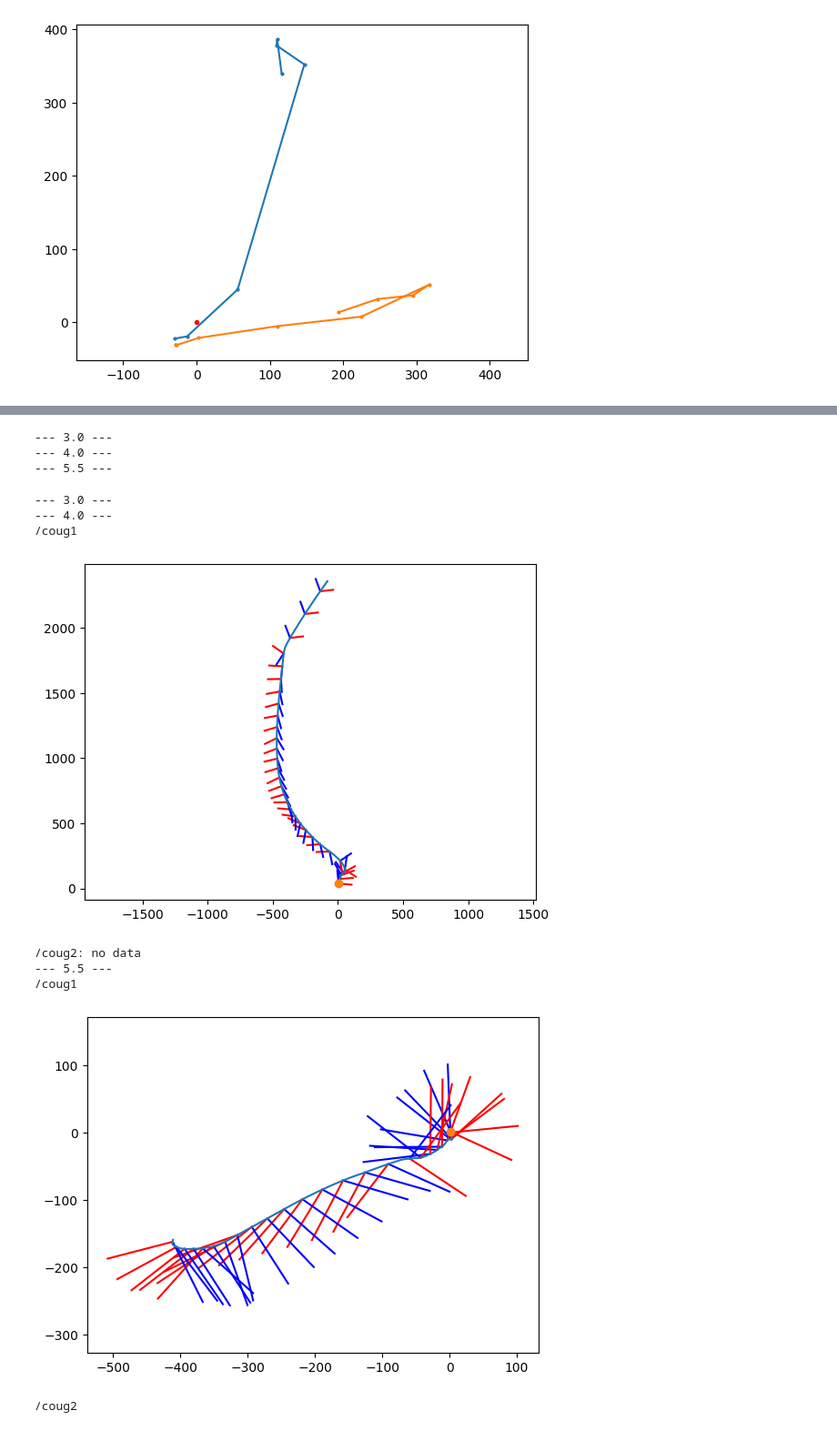
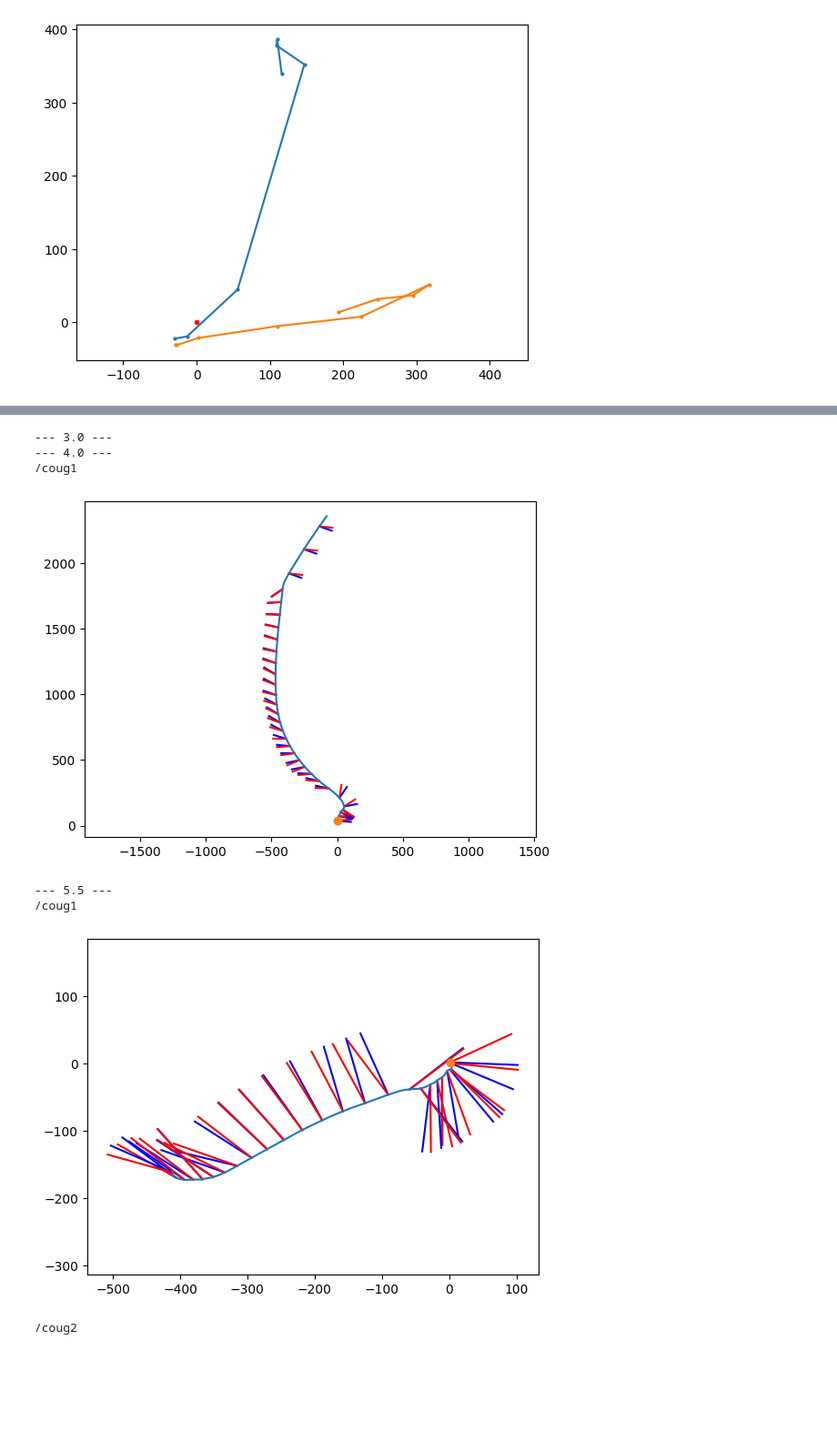
Before and after one commit to BYU-FRoSt-Lab/cougars-base-station, a Jupyter notebook: postprocessing/mission_plot.ipynb, the cells around one changed output, grey strips where cells are left out. Shown at 91% size. Drawn from its saved outputs; the diff is of its cells as text; code cells hidden in the pictures; blank space fills up the shorter version.

```diff
--- a/postprocessing/mission_plot.ipynb
+++ b/postprocessing/mission_plot.ipynb
@@ -12,8 +12,8 @@ from scipy.stats import linregress
 # %%
 # User Variables
 
-ROSBAGS_DIR = "~/so_apr_18_bags"
-SAVES_DIR = "../../bag/converted_bags"
+ROSBAGS_DIR = "~/postprocessing"
+SAVES_DIR = "~/postprocessing/converted_bags"
 
 MISSION_KEYWORDS = ["3.0","4.0","5.5"]
 VEHCILE_NAMESPACES = ["/coug1", "/coug2"]
@@ -315,7 +320,6 @@ for mission, dfsByTopic in dfsByMission.items():
 # fix imu timestamps
 
 for mission, dfsByTopic in dfsByMission.items():
-    print(f"--- {mission} ---")
     for ns in VEHCILE_NAMESPACES:
         try:
             modem_status = dfsByTopic[ns+"/modem_status"]
@@ -323,10 +327,6 @@ for mission, dfsByTopic in dfsByMission.items():
             modem_imu["timestamp"] = modem_status["timestamp"]
         except KeyError:
             pass
-# %% [output]
---- 3.0 ---
---- 4.0 ---
---- 5.5 ---
 # %%
 
 from scipy.spatial.transform import Rotation as R
@@ -342,11 +342,12 @@ for mission, dfsByTopic in dfsByMission.items():
 
             x_dist = dvl_df["position.x"].max() - dvl_df["position.x"].min()
             y_dist = dvl_df["position.y"].max() - dvl_df["position.y"].min()
-            if x_dist < 200 and y_dist < 200: continue
+            dist = max(x_dist, y_dist)
+            # if x_dist < 200 and y_dist < 200: continue
 
             imu_idx = 0
 
-            for i in range(0,len(dvl_df),50):
+            for i in range(0,len(dvl_df),len(dvl_df)//30):
                 dvl_row = dvl_df.iloc[i]
 
                 imu_row = imu_df.iloc[imu_idx]
@@ -357,40 +358,40 @@ for mission, dfsByTopic in dfsByMission.items():
 
                 x = dvl_row["position.x"]
                 y = dvl_row["position.y"]
                 yaw = dvl_row["yaw"]
                 pitch = dvl_row["pitch"]
-                roll = dvl_row["pitch"]
+                roll = dvl_row["roll"]
 
                 imu_R = R.from_quat([
                     imu_row["orientation.x"],
                     imu_row["orientation.y"],
                     imu_row["orientation.z"],
                     imu_row["orientation.w"]
                 ])
-                imu_yaw = imu_R.as_euler('zyx', degrees=False)[0]
+                imu_yaw = imu_R.inv().as_euler('zyx', degrees=False)[0]
 
                 dvl_R = R.from_euler('xyz', [roll, pitch, yaw], degrees=True)
-                true_yaw = dvl_R.as_euler('zyx',degrees=False)[0]
+                # true_yaw = dvl_R.inv().as_euler('zyx',degrees=False)[0]
+                true_yaw = dvl_R.inv().as_euler('zyx',degrees=False)[0]+pi/2
 
-
-                plt.plot([x, x+100*sin(true_yaw)],[y, y+100*cos(true_yaw)], 'b-')
+                d=0.1*dist
+                plt.plot([x, x+d*sin(true_yaw)],[y, y+d*cos(true_yaw)], 'b-')
                 # plt.plot([x, x+50*cos(yaw)],[y, y+50*sin(yaw)])
-                plt.plot([x, x+100*cos(imu_yaw)],[y, y+100*sin(imu_yaw)], 'r-')
+                plt.plot([x, x+d*cos(imu_yaw)],[y, y+d*sin(imu_yaw)], 'r-')
 
             plt.plot(dvl_df["position.x"], dvl_df["position.y"])
             plt.plot(dvl_df.iloc[0]['position.x'], dvl_df.iloc[0]['position.y'], 'o')
             print(ns)
             plt.axis('equal')
             plt.show()
         except KeyError:
             print(ns+": no data")
 # %% [output]
 --- 3.0 ---
 --- 4.0 ---
 /coug1
-[figure, old version]
+[figure, new version]
-/coug2: no data
 --- 5.5 ---
 /coug1
-[figure, old version]
+[figure, new version]
 /coug2
```
Also changed, not shown: parts of 12 cells of this notebook.
